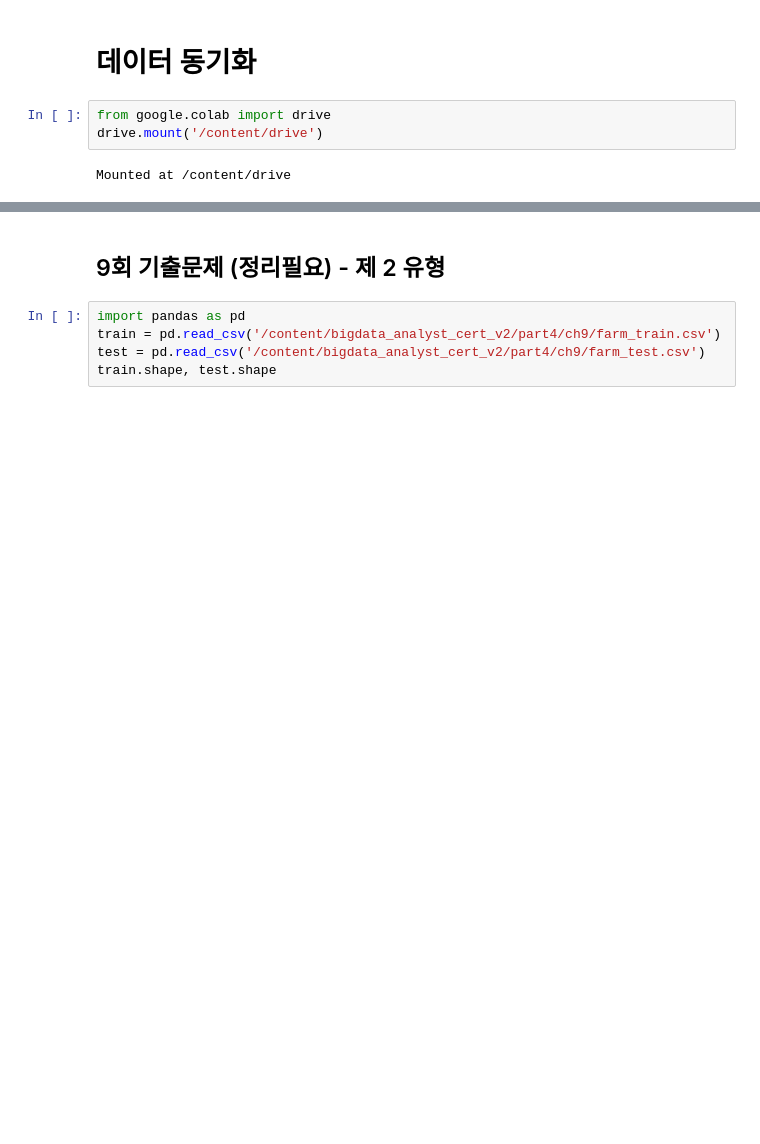
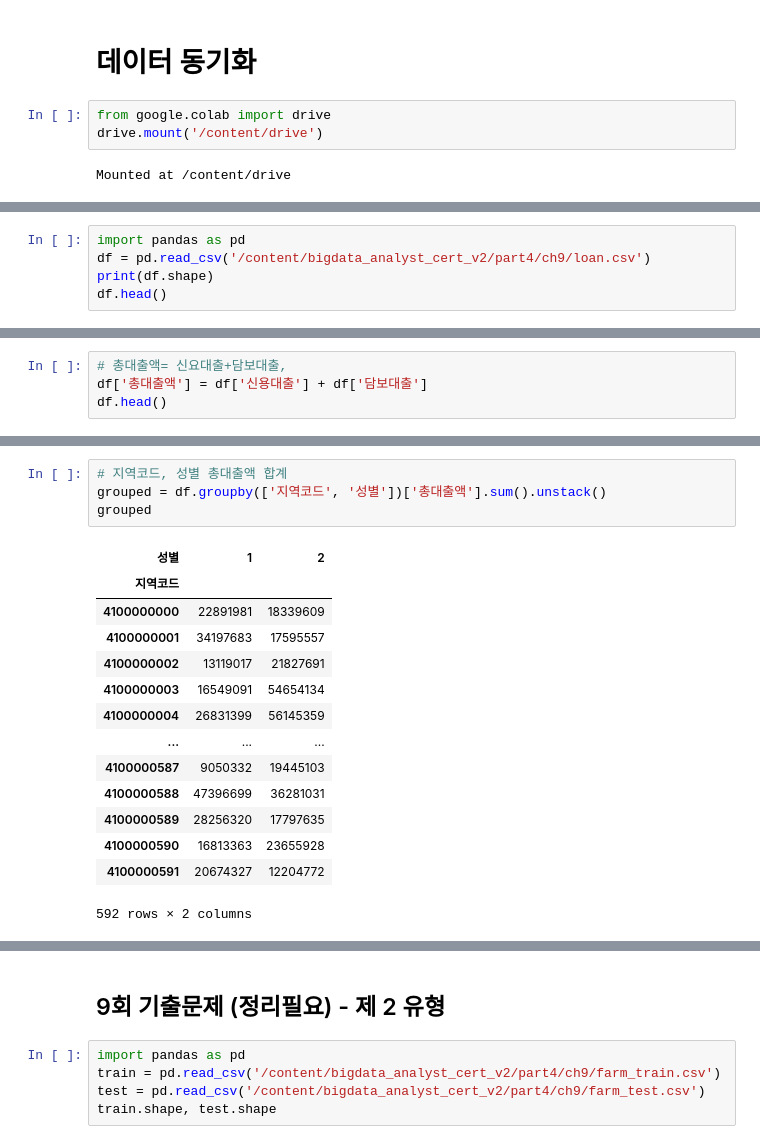
Before and after one commit to va4756/yemoon_bigdata_test, a Jupyter notebook: sinagong_bigdata.ipynb, the cells around one changed output, grey strips where cells are left out. Cells and saved outputs as stored; diff of their text form; blank space fills up the shorter version.

```diff
--- a/sinagong_bigdata.ipynb
+++ b/sinagong_bigdata.ipynb
@@ -2999,0 +3004,5 @@ Resolving deltas: 100% (71/71), done.
+# %%
+import pandas as pd
+df = pd.read_csv('/content/bigdata_analyst_cert_v2/part4/ch9/loan.csv')
+print(df.shape)
+df.head()
@@ -2999,0 +3032,4 @@ Resolving deltas: 100% (71/71), done.
+# %%
+# 총대출액= 신요대출+담보대출,
+df['총대출액'] = df['신용대출'] + df['담보대출']
+df.head()
@@ -2999,0 +3043,19 @@ Resolving deltas: 100% (71/71), done.
+# %%
+# 지역코드, 성별 총대출액 합계
+grouped = df.groupby(['지역코드', '성별'])['총대출액'].sum().unstack()
+grouped
+# %% [output]
+| 성별 | 1 | 2 |
+| 지역코드 |  |  |
+| 4100000000 | 22891981 | 18339609 |
+| 4100000001 | 34197683 | 17595557 |
+| 4100000002 | 13119017 | 21827691 |
+| 4100000003 | 16549091 | 54654134 |
+| 4100000004 | 26831399 | 56145359 |
+| ... | ... | ... |
+| 4100000587 | 9050332 | 19445103 |
+| 4100000588 | 47396699 | 36281031 |
+| 4100000589 | 28256320 | 17797635 |
+| 4100000590 | 16813363 | 23655928 |
+| 4100000591 | 20674327 | 12204772 |
+592 rows × 2 columns
```
Also changed, not shown: parts of 13 cells of this notebook.
